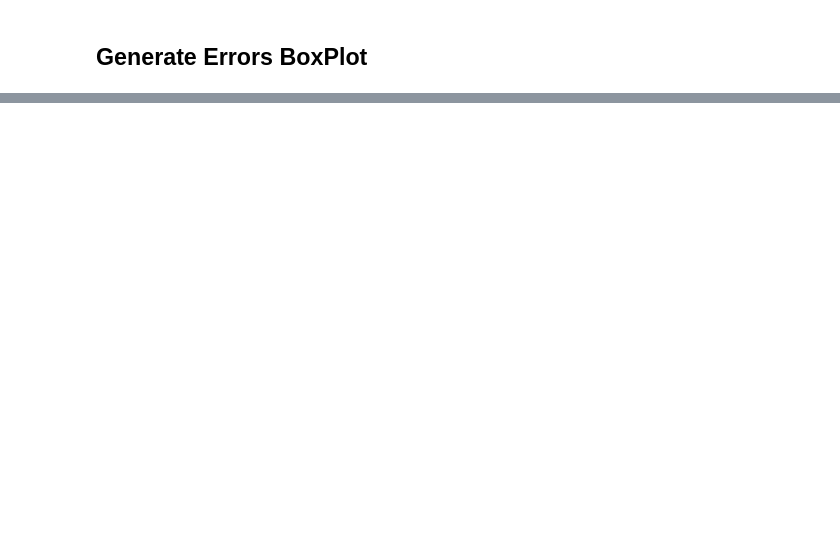
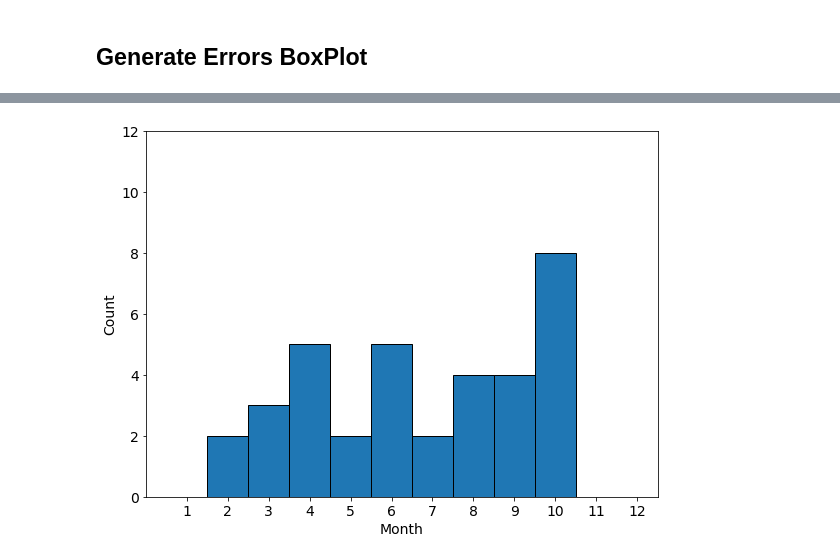
Before and after one commit to CryoGARS-Glaciology/planet_tile2img, a Jupyter notebook: Figure Generation Code.ipynb, the cells around one changed output, grey strips where cells are left out. Drawn from its saved outputs; the diff is of its cells as text; code cells hidden in the pictures; blank space fills up the shorter version.

```diff
--- a/Figure Generation Code.ipynb
+++ b/Figure Generation Code.ipynb
@@ -471,0 +225,15 @@ plt.savefig('/Users/maddiegendreau/Desktop/LS_S1_S2_Vmaps_Per_Month.png', dpi=30
+# %%
+# plot histogram
+fs = 14
+plt.figure(figsize=(8,6))
+plt.hist(months,bins=np.arange(1,12,1),edgecolor='black',align='left')
+plt.xlim(0,12.5)
+plt.xticks(np.arange(1,13,1))
+plt.tick_params(labelsize=fs)
+plt.ylim(0.5,12)
+plt.xlabel('Month', fontsize=fs); plt.ylabel('Count', fontsize=fs)
+plt.tight_layout()
+plt.savefig('/Users/jukesliu/Documents/PLANETSCOPE_VELOCITIES/figures/histogram_month_PS.png',dpi=300)
+plt.show()
+# %% [output]
+[figure, added]
```
Also changed, not shown: parts of 23 cells of this notebook.
